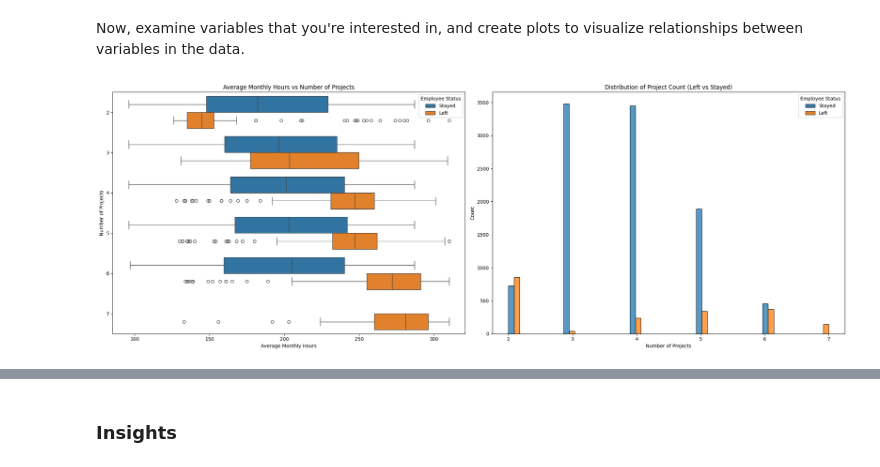
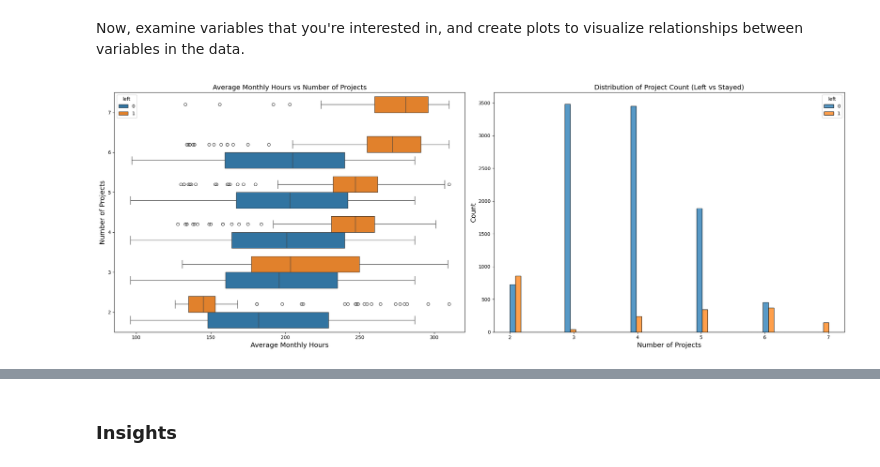
Before and after one commit to kairjiang/Google_ADA_Capstone_HR_Analytics, a Jupyter notebook: Salifort Motors project lab.ipynb, the cells around one changed output, grey strips where cells are left out. Drawn from its saved outputs; the diff is of its cells as text; code cells hidden in the pictures.

Commit message:
Data visualizations

```diff
--- a/Salifort Motors project lab.ipynb
+++ b/Salifort Motors project lab.ipynb
@@ -324,39 +324,37 @@ def update_legend(ax, label_map, title=''):
 # %%
 # Label map
 label_map = {0: 'Stayed', 1: 'Left'}
 
 # Setup subplots
 fig, axes = plt.subplots(1, 2, figsize=(22, 8))
 
 # Plot 1: Boxplot
-box = sns.boxplot(data=df1,
-                  x='average_monthly_hours',
-                  y='number_project',
-                  hue='left',
-                  orient='h',
-                  ax=axes[0])
-axes[0].set_title('Average Monthly Hours vs Number of Projects')
-axes[0].set_xlabel('Average Monthly Hours')
-axes[0].set_ylabel('Number of Projects')
+sns.boxplot(data=df1,
+            x='average_monthly_hours',
+            y='number_project',
+            hue='left',
+            orient='h',
+            ax=axes[0])
 
-handles, labels = axes[0].get_legend_handles_labels()
-new_labels = [label_map.get(int(label), label) for label in labels]
-axes[0].legend(handles=handles, labels=new_labels, title='Employee Status')
+axes[0].invert_yaxis()
+
+axes[0].set_title('Average Monthly Hours vs Number of Projects', fontsize='14')
+axes[0].set_xlabel('Average Monthly Hours', fontsize='14')
+axes[0].set_ylabel('Number of Projects', fontsize='14')
 
 # Plot 2: Histogram
-hist = sns.histplot(data=df1,
-                    x='number_project',
-                    hue='left',
-                    multiple='dodge',
-                    ax=axes[1])
-axes[1].set_title('Distribution of Project Count (Left vs Stayed)')
-axes[1].set_xlabel('Number of Projects')
-axes[1].set_ylabel('Count')
+sns.histplot(data=df1,
+             x='number_project',
+             hue='left',
+             multiple='dodge',
+             ax=axes[1])
 
-axes[1].legend(handles=handles, labels=new_labels, title='Employee Status')
+axes[1].set_title('Distribution of Project Count (Left vs Stayed)', fontsize='14')
+axes[1].set_xlabel('Number of Projects', fontsize='14')
+axes[1].set_ylabel('Count', fontsize='14')
 
 # Show plot
 plt.tight_layout()
 plt.show()
 # %% [output]
-[figure, old version]
+[figure, new version]
```
Also changed, not shown: parts of 15 cells of this notebook.
